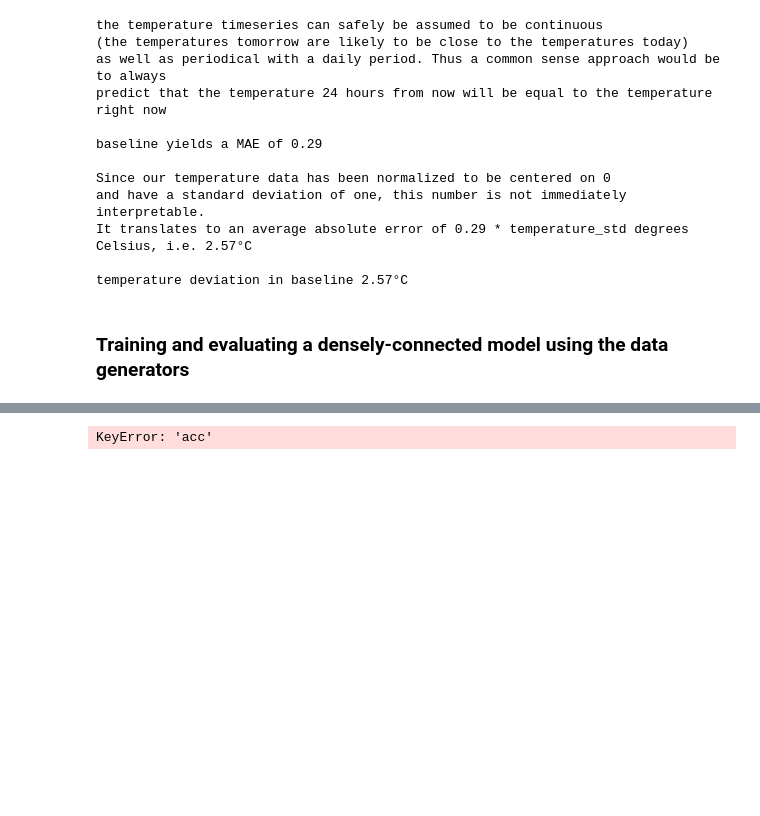
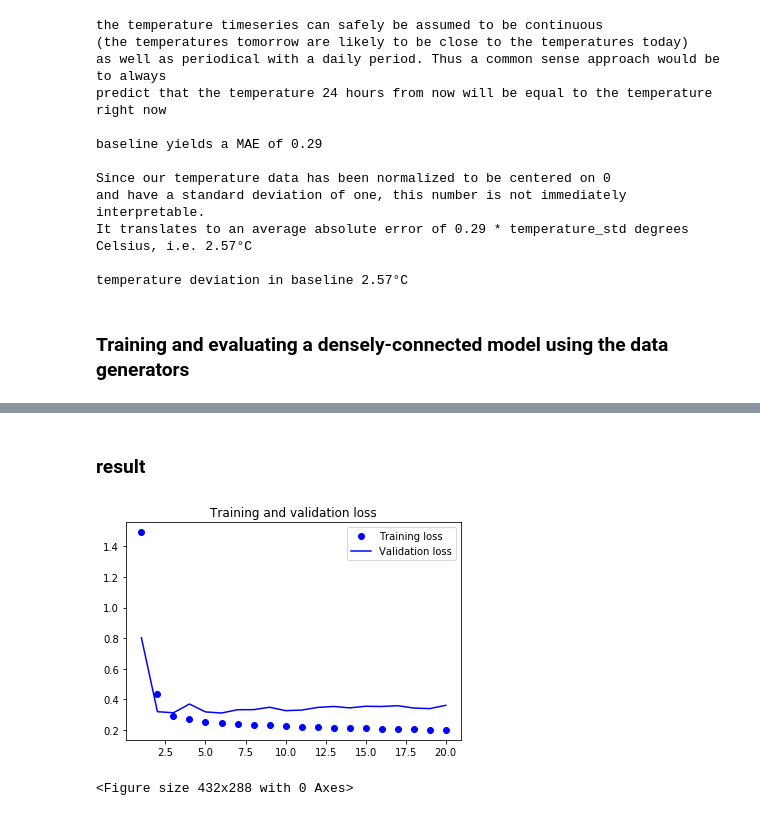
Before and after one commit to SanjyotZade/deep-learning-with-keras, a Jupyter notebook: Deep_learning_for_text_and_sequences/temperature_forecasting.ipynb, the cells around one changed output, grey strips where cells are left out. Saved outputs shown, nothing was run; the diff lists cells and outputs as text; code cells hidden in the pictures; blank space fills up the shorter version.

```diff
--- a/Deep_learning_for_text_and_sequences/temperature_forecasting.ipynb
+++ b/Deep_learning_for_text_and_sequences/temperature_forecasting.ipynb
@@ -413,14 +416,16 @@ It translates to an average absolute error of 0.29 * temperature_std degrees Cel
 
 temperature deviation in baseline 2.57°C
 # %%
-def plot_model_training_history(history):
+def plot_model_training_history(history,accuracy = True):
 
     #collecting all post-training values
-    acc = history.history['acc']
-    val_acc = history.history['val_acc']
+    if accuracy:
+        acc = history.history['acc']
+        val_acc = history.history['val_acc']
+
     loss = history.history['loss']
     val_loss = history.history['val_loss']
-    epochs = range(1, len(acc) + 1)
+    epochs = range(1, len(loss) + 1)
 
     # ploting losses
     plt.plot(epochs, loss, 'bo', label='Training loss')
@@ -431,26 +436,33 @@ def plot_model_training_history(history):
 
     plt.figure()
 
-    # ploting accuracies
-    plt.plot(epochs, acc, 'bo', label='Training acc')
-    plt.plot(epochs, val_acc, 'b', label='Validation acc')
-    plt.title('Training and validation accuracy')
-    plt.legend()
+    if accuracy:
+        # ploting accuracies
+        plt.plot(epochs, acc, 'bo', label='Training acc')
+        plt.plot(epochs, val_acc, 'b', label='Validation acc')
+        plt.title('Training and validation accuracy')
+        plt.legend()
     return
 # %%
 display(Markdown("### Training and evaluating a densely-connected model using the data generators"))
 
+print("starting model training...")
+# model architecture and training
 model = Sequential()
 model.add(layers.Flatten(input_shape=(lookback // step, float_data.shape[-1])))
 model.add(layers.Dense(32, activation='relu'))
 model.add(layers.Dense(1))
 model.compile(optimizer=RMSprop(), loss='mae')
+print ("\n")
+model.summary()
 history = model.fit_generator(train_gen,
                               steps_per_epoch=500,
                               epochs=20,
                               validation_data=val_gen,
                               validation_steps=val_batches)
 
-plot_model_training_history(history)
+# ploting model training results
+display(Markdown("### result"))
+plot_model_training_history(history,accuracy=False)
 # %% [output]
 ### Training and evaluating a densely-connected model using the data generators
@@ -474 +486,3 @@ Epoch 20/20
+### result
+[figure, added]
-KeyError: 'acc'
+<Figure size 432x288 with 0 Axes>
```
Also changed, not shown: parts of 6 cells of this notebook, 1 other file.
